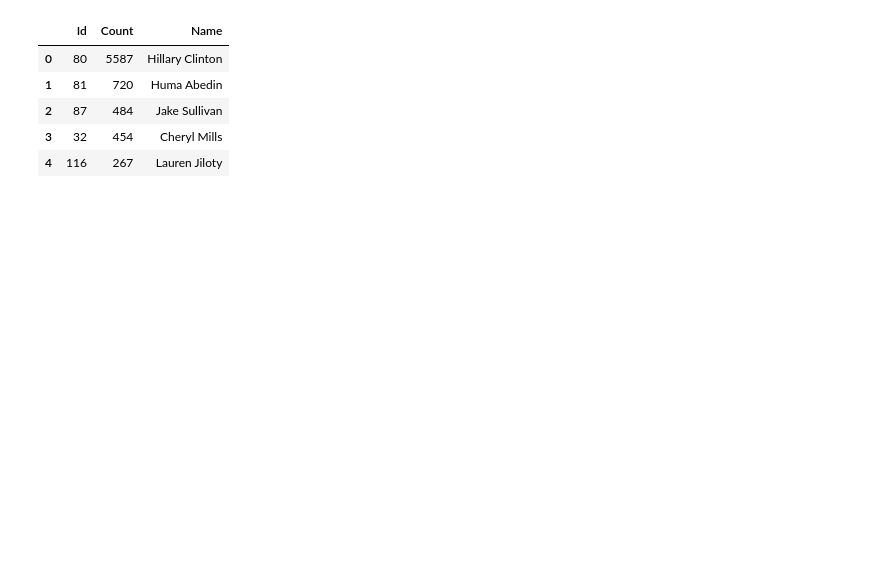
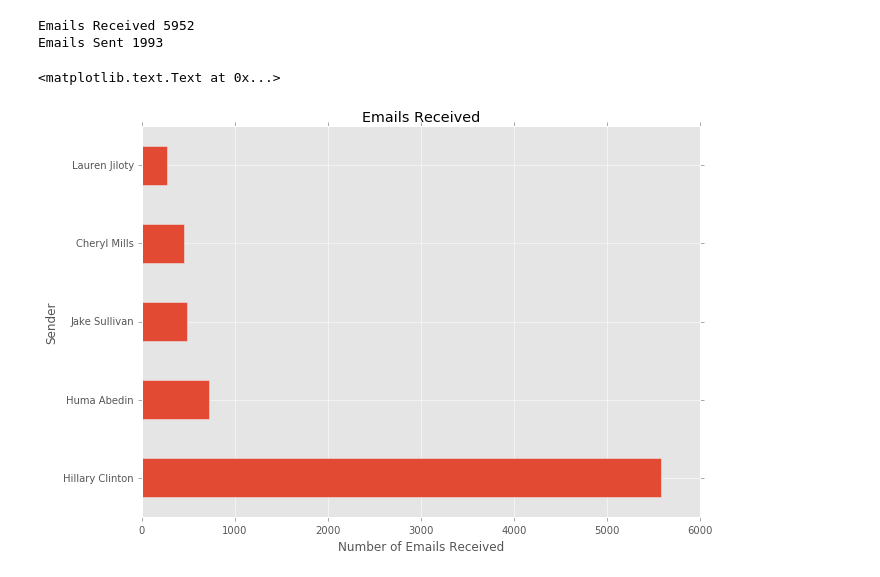
Before and after one commit to acrosson/clinton-emails, a Jupyter notebook: Clinton Email Analysis.ipynb, the cells around one changed output. Saved outputs shown, nothing was run; the diff lists cells and outputs as text; code cells hidden in the pictures; blank space fills up the shorter version.

```diff
--- a/Clinton Email Analysis.ipynb
+++ b/Clinton Email Analysis.ipynb
@@ -15,15 +17,22 @@ aliases = pd.read_csv('Aliases.csv')
+# %%
+# stats
+total_emails_rec = email_data[email_data['SenderPersonId'] != 80]['Id'].count()
+total_emails_sent = email_data[email_data['SenderPersonId'] == 80]['Id'].count()
+print 'Emails Received ' + str(total_emails_rec)
+print 'Emails Sent ' + str(total_emails_sent)
+# %% [output]
+Emails Received 5952
+Emails Sent 1993
 # %%
 # Create Frequency Distribution from the number of emails received by person
-
 rec_freq = pd.DataFrame(email_rec_data['PersonId'].value_counts())
 rec_freq = rec_freq.reset_index()
 rec_freq.columns = ['Id','Count']
 rec_freq_labeled = pd.merge(rec_freq, persons, on='Id')
-rec_freq_labeled.head()
+rec_freq_labeled[['Name', 'Count']].head().plot(x='Name', kind='barh',
+                                                title='Emails Received', figsize=(10,7), legend=False)
+plt.xlabel('Number of Emails Received')
+plt.ylabel('Sender')
 # %% [output]
-|  | Id | Count | Name |
-| 0 | 80 | 5587 | Hillary Clinton |
-| 1 | 81 | 720 | Huma Abedin |
-| 2 | 87 | 484 | Jake Sullivan |
-| 3 | 32 | 454 | Cheryl Mills |
-| 4 | 116 | 267 | Lauren Jiloty |
+<matplotlib.text.Text at 0x...>
+[figure, added]
```
Also changed, not shown: parts of 5 cells of this notebook, 1 other file.
